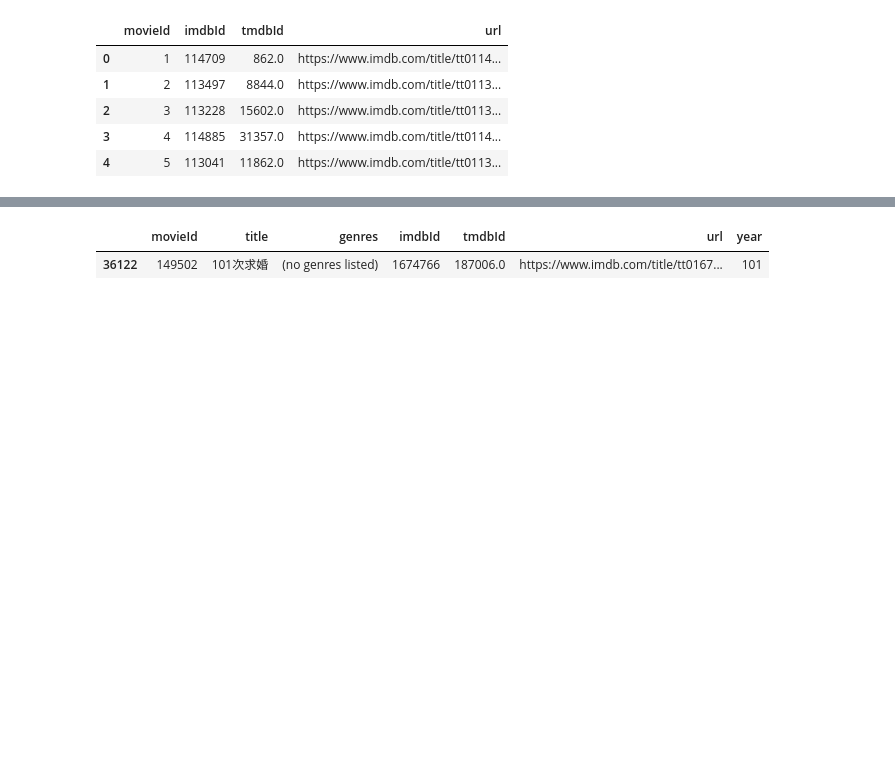
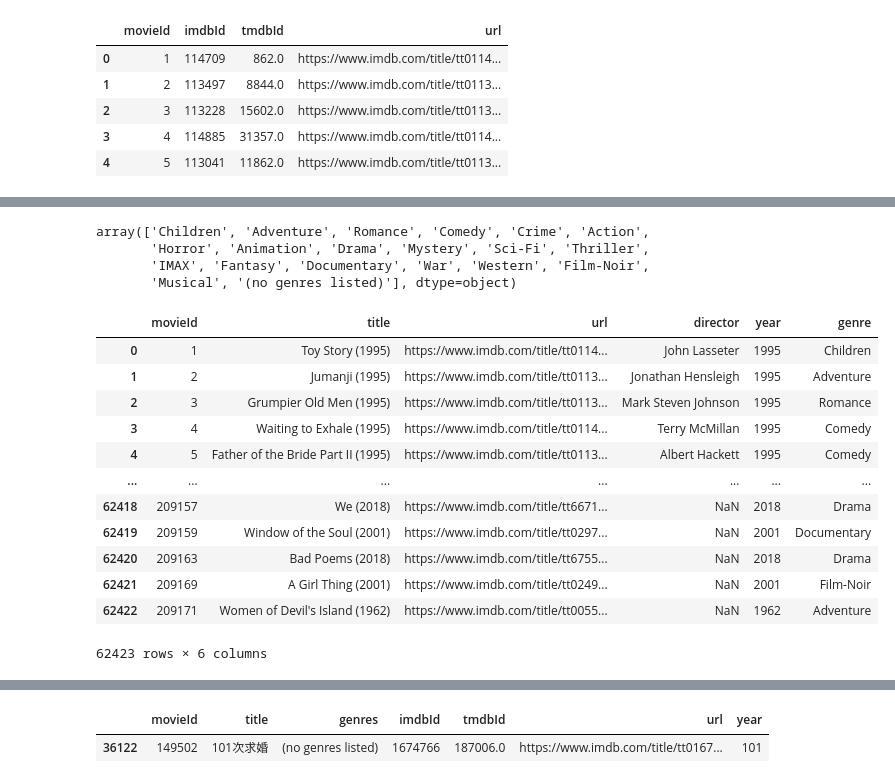
Before and after one commit to isichei-nnamdi/Team-JM5-unsupervised-predict-streamlit-template, a Jupyter notebook: ScrapingFunctions.ipynb, the cells around one changed output, grey strips where cells are left out. Saved outputs shown, nothing was run; the diff lists cells and outputs as text; code cells hidden in the pictures; blank space fills up the shorter version.

```diff
--- a/ScrapingFunctions.ipynb
+++ b/ScrapingFunctions.ipynb
@@ -48,0 +122,40 @@ merged = movie.merge(link, how = 'left', on = 'movieId')
+# %%
+merged_director['genre_list'] = merged_director['genres'].str.split('|')
+# %%
+merged_director['genre'] = merged_director['genre_list'].apply(lambda x: random.choice(x))
+# %%
+merged_director['genre'].unique()
+# %% [output]
+array(['Children', 'Adventure', 'Romance', 'Comedy', 'Crime', 'Action',
+       'Horror', 'Animation', 'Drama', 'Mystery', 'Sci-Fi', 'Thriller',
+       'IMAX', 'Fantasy', 'Documentary', 'War', 'Western', 'Film-Noir',
+       'Musical', '(no genres listed)'], dtype=object)
+# %%
+# merged_data[merged_data['genre'] == '(no genres listed)']
+
+gens = ['Children', 'Adventure', 'Romance', 'Comedy', 'Crime', 'Action',
+       'Horror', 'Animation', 'Drama', 'Mystery', 'Sci-Fi', 'Thriller',
+       'IMAX', 'Fantasy', 'Documentary', 'War', 'Western', 'Film-Noir',
+       'Musical']
+
+np.random.seed(1)
+m = merged_director['genre'].eq('(no genres listed)')
+merged_director.loc[m, 'genre'] = np.random.choice(gens, size=m.sum())
+# %%
+merged_data = merged_director[['movieId', 'title', 'url', 'director', 'year', 'genre']]
+# %%
+merged_data
+# %% [output]
+|  | movieId | title | url | director | year | genre |
+| 0 | 1 | Toy Story (1995) | https://www.imdb.com/title/tt0114... | John Lasseter | 1995 | Children |
+| 1 | 2 | Jumanji (1995) | https://www.imdb.com/title/tt0113... | Jonathan Hensleigh | 1995 | Adventure |
+| 2 | 3 | Grumpier Old Men (1995) | https://www.imdb.com/title/tt0113... | Mark Steven Johnson | 1995 | Romance |
+| 3 | 4 | Waiting to Exhale (1995) | https://www.imdb.com/title/tt0114... | Terry McMillan | 1995 | Comedy |
+| 4 | 5 | Father of the Bride Part II (1995) | https://www.imdb.com/title/tt0113... | Albert Hackett | 1995 | Comedy |
+| ... | ... | ... | ... | ... | ... | ... |
+| 62418 | 209157 | We (2018) | https://www.imdb.com/title/tt6671... | NaN | 2018 | Drama |
+| 62419 | 209159 | Window of the Soul (2001) | https://www.imdb.com/title/tt0297... | NaN | 2001 | Documentary |
+| 62420 | 209163 | Bad Poems (2018) | https://www.imdb.com/title/tt6755... | NaN | 2018 | Drama |
+| 62421 | 209169 | A Girl Thing (2001) | https://www.imdb.com/title/tt0249... | NaN | 2001 | Film-Noir |
+| 62422 | 209171 | Women of Devil's Island (1962) | https://www.imdb.com/title/tt0055... | NaN | 1962 | Adventure |
+62423 rows × 6 columns
```
Also changed, not shown: parts of 74 cells of this notebook, 13 other files.
